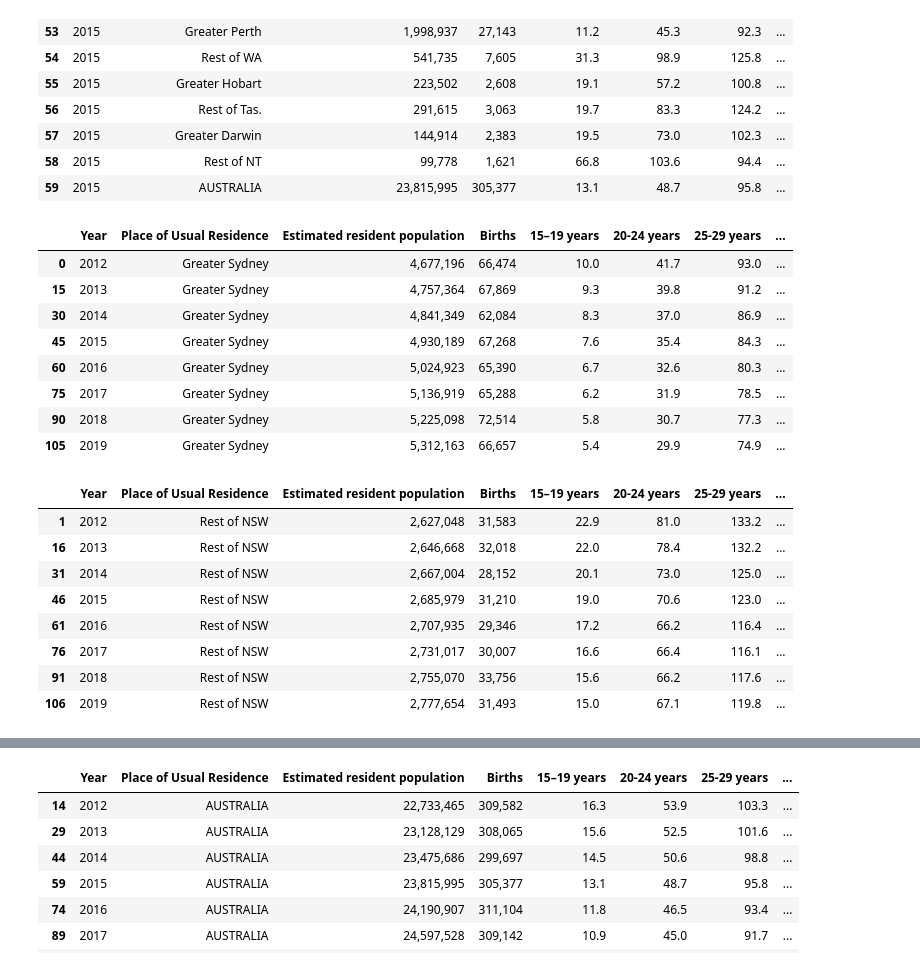
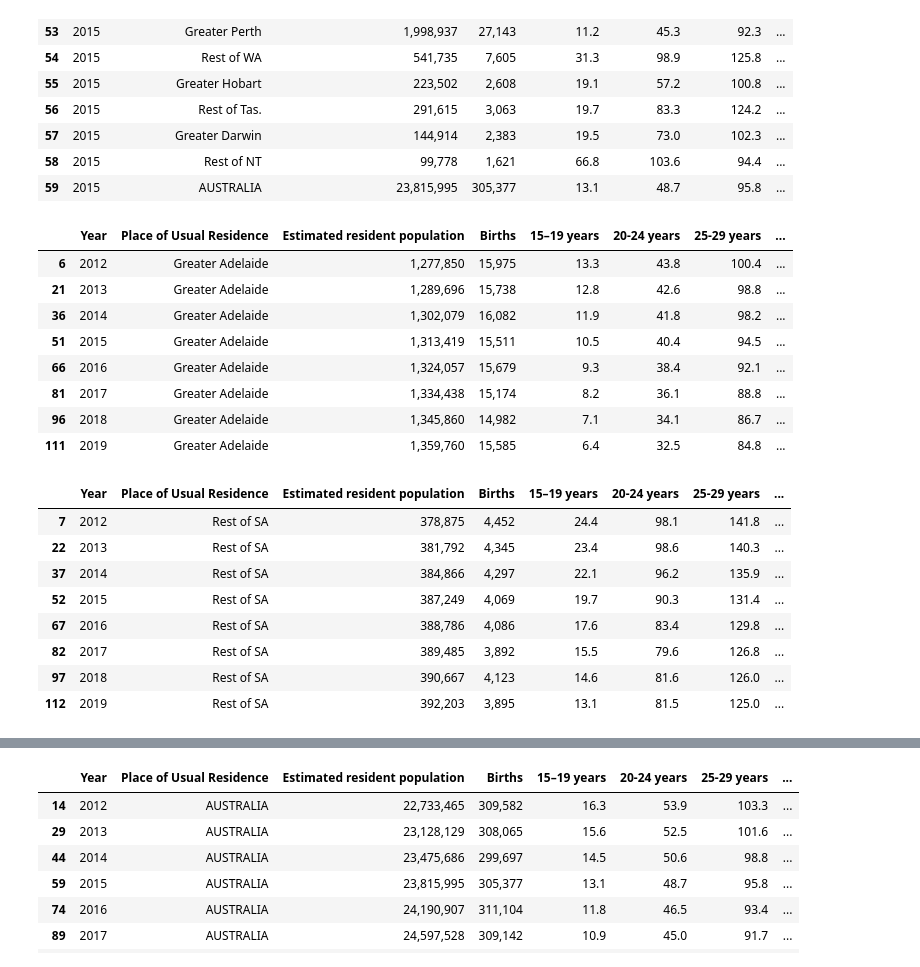
Before and after one commit to NathanJPotter/Team-Project-1, a Jupyter notebook: Project 1.ipynb, the cells around one changed output, grey strips where cells are left out. Cells and saved outputs as stored; diff of their text form; code cells hidden in the pictures.

Commit message:
basic dataframes created

```diff
--- a/Project 1.ipynb
+++ b/Project 1.ipynb
@@ -43,28 +44,28 @@ birth_data_2012_df
 | 58 | 2015 | Rest of NT | 99,778 | 1,621 | 66.8 | 103.6 | 94.4 | ... |
 | 59 | 2015 | AUSTRALIA | 23,815,995 | 305,377 | 13.1 | 48.7 | 95.8 | ... |
 # %%
-birth_data_syd_df = birth_data_df.loc[birth_data_df['Place of Usual Residence'] == "Greater Sydney"]
-birth_data_syd_df
+birth_data_adl_df = birth_data_df.loc[birth_data_df['Place of Usual Residence'] == "Greater Adelaide"]
+birth_data_adl_df
 # %% [output]
 |  | Year | Place of Usual Residence | Estimated resident population | Births | 15–19 years | 20-24 years | 25-29 years | ... |
-| 0 | 2012 | Greater Sydney | 4,677,196 | 66,474 | 10.0 | 41.7 | 93.0 | ... |
-| 15 | 2013 | Greater Sydney | 4,757,364 | 67,869 | 9.3 | 39.8 | 91.2 | ... |
-| 30 | 2014 | Greater Sydney | 4,841,349 | 62,084 | 8.3 | 37.0 | 86.9 | ... |
-| 45 | 2015 | Greater Sydney | 4,930,189 | 67,268 | 7.6 | 35.4 | 84.3 | ... |
-| 60 | 2016 | Greater Sydney | 5,024,923 | 65,390 | 6.7 | 32.6 | 80.3 | ... |
-| 75 | 2017 | Greater Sydney | 5,136,919 | 65,288 | 6.2 | 31.9 | 78.5 | ... |
-| 90 | 2018 | Greater Sydney | 5,225,098 | 72,514 | 5.8 | 30.7 | 77.3 | ... |
-| 105 | 2019 | Greater Sydney | 5,312,163 | 66,657 | 5.4 | 29.9 | 74.9 | ... |
+| 6 | 2012 | Greater Adelaide | 1,277,850 | 15,975 | 13.3 | 43.8 | 100.4 | ... |
+| 21 | 2013 | Greater Adelaide | 1,289,696 | 15,738 | 12.8 | 42.6 | 98.8 | ... |
+| 36 | 2014 | Greater Adelaide | 1,302,079 | 16,082 | 11.9 | 41.8 | 98.2 | ... |
+| 51 | 2015 | Greater Adelaide | 1,313,419 | 15,511 | 10.5 | 40.4 | 94.5 | ... |
+| 66 | 2016 | Greater Adelaide | 1,324,057 | 15,679 | 9.3 | 38.4 | 92.1 | ... |
+| 81 | 2017 | Greater Adelaide | 1,334,438 | 15,174 | 8.2 | 36.1 | 88.8 | ... |
+| 96 | 2018 | Greater Adelaide | 1,345,860 | 14,982 | 7.1 | 34.1 | 86.7 | ... |
+| 111 | 2019 | Greater Adelaide | 1,359,760 | 15,585 | 6.4 | 32.5 | 84.8 | ... |
 # %%
-birth_data_nsw_df = birth_data_df.loc[birth_data_df['Place of Usual Residence'] == "Rest of NSW"]
-birth_data_nsw_df
+birth_data_sa_df = birth_data_df.loc[birth_data_df['Place of Usual Residence'] == "Rest of SA"]
+birth_data_sa_df
 # %% [output]
 |  | Year | Place of Usual Residence | Estimated resident population | Births | 15–19 years | 20-24 years | 25-29 years | ... |
-| 1 | 2012 | Rest of NSW | 2,627,048 | 31,583 | 22.9 | 81.0 | 133.2 | ... |
-| 16 | 2013 | Rest of NSW | 2,646,668 | 32,018 | 22.0 | 78.4 | 132.2 | ... |
-| 31 | 2014 | Rest of NSW | 2,667,004 | 28,152 | 20.1 | 73.0 | 125.0 | ... |
-| 46 | 2015 | Rest of NSW | 2,685,979 | 31,210 | 19.0 | 70.6 | 123.0 | ... |
-| 61 | 2016 | Rest of NSW | 2,707,935 | 29,346 | 17.2 | 66.2 | 116.4 | ... |
-| 76 | 2017 | Rest of NSW | 2,731,017 | 30,007 | 16.6 | 66.4 | 116.1 | ... |
-| 91 | 2018 | Rest of NSW | 2,755,070 | 33,756 | 15.6 | 66.2 | 117.6 | ... |
-| 106 | 2019 | Rest of NSW | 2,777,654 | 31,493 | 15.0 | 67.1 | 119.8 | ... |
+| 7 | 2012 | Rest of SA | 378,875 | 4,452 | 24.4 | 98.1 | 141.8 | ... |
+| 22 | 2013 | Rest of SA | 381,792 | 4,345 | 23.4 | 98.6 | 140.3 | ... |
+| 37 | 2014 | Rest of SA | 384,866 | 4,297 | 22.1 | 96.2 | 135.9 | ... |
+| 52 | 2015 | Rest of SA | 387,249 | 4,069 | 19.7 | 90.3 | 131.4 | ... |
+| 67 | 2016 | Rest of SA | 388,786 | 4,086 | 17.6 | 83.4 | 129.8 | ... |
+| 82 | 2017 | Rest of SA | 389,485 | 3,892 | 15.5 | 79.6 | 126.8 | ... |
+| 97 | 2018 | Rest of SA | 390,667 | 4,123 | 14.6 | 81.6 | 126.0 | ... |
+| 112 | 2019 | Rest of SA | 392,203 | 3,895 | 13.1 | 81.5 | 125.0 | ... |
```
Also changed, not shown: parts of 4 cells of this notebook.
